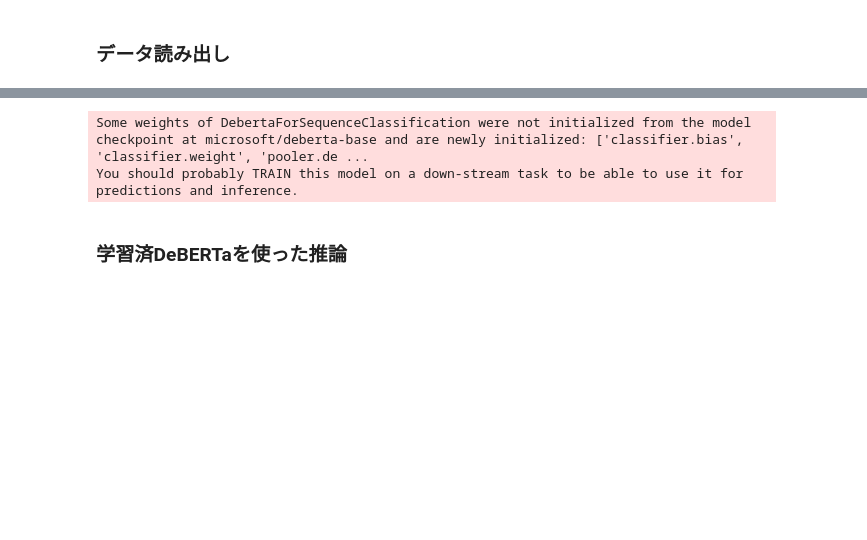
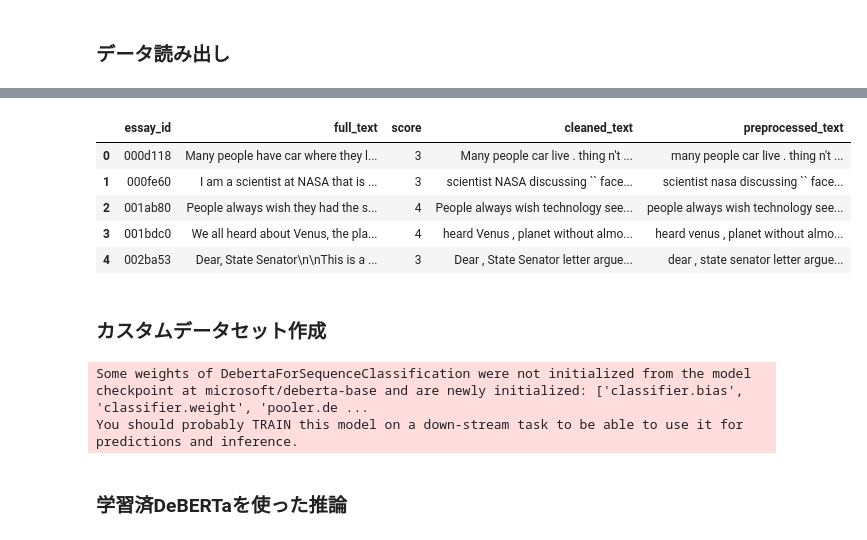
Before and after one commit to okmttkm/datascience_training, a Jupyter notebook: processed.ipynb, the cells around one changed output, grey strips where cells are left out. Cells and saved outputs as stored; diff of their text form; code cells hidden in the pictures; blank space fills up the shorter version.

```diff
--- a/processed.ipynb
+++ b/processed.ipynb
@@ -523,0 +536,35 @@ tokenizer = DebertaTokenizer.from_pretrained('microsoft/deberta-base')
+# %%
+# ストップワード除去の例
+import nltk
+from nltk.corpus import stopwords
+from nltk.tokenize import word_tokenize
+
+# NLTKのデータをダウンロード
+nltk.download('stopwords')
+nltk.download('punkt')
+
+# ストップワードのリストを取得
+stop_words = set(stopwords.words('english'))
+
+# テキストからストップワードを削除する関数
+def remove_stopwords(text):
+    word_tokens = word_tokenize(text)
+    filtered_text = [word for word in word_tokens if word.lower() not in stop_words]
+    return ' '.join(filtered_text)
+
+# テキストを小文字かしつつ、ストップワードを削除する関数
+def preprocess_text(text):
+    text = text.lower()
+    text = remove_stopwords(text)
+    return text
+
+# 例: ストップワードを削除する前のテキストデータ
+texts = [
+    "This is a sample sentence, showing off the stop words filtration.",
+    "Another example of text to be cleaned by removing stop words."
+]
+
+# ストップワードを削除したテキストデータ
+cleaned_texts = [remove_stopwords(text) for text in texts]
+
+print(cleaned_texts)
@@ -524,3 +586,18 @@ tokenizer = DebertaTokenizer.from_pretrained('microsoft/deberta-base')
+# %%
+df['cleaned_text'] = df['full_text'].apply(remove_stopwords)
+# %%
+df['preprocessed_text'] = df['full_text'].apply(preprocess_text)
+# %%
+df.head()
+# %% [output]
+|  | essay_id | full_text | score | cleaned_text | preprocessed_text |
+| 0 | 000d118 | Many people have car where they l... | 3 | Many people car live . thing n't ... | many people car live . thing n't ... |
+| 1 | 000fe60 | I am a scientist at NASA that is ... | 3 | scientist NASA discussing `` face... | scientist nasa discussing `` face... |
+| 2 | 001ab80 | People always wish they had the s... | 4 | People always wish technology see... | people always wish technology see... |
+| 3 | 001bdc0 | We all heard about Venus, the pla... | 4 | heard Venus , planet without almo... | heard venus , planet without almo... |
+| 4 | 002ba53 | Dear, State Senator\n\nThis is a ... | 3 | Dear , State Senator letter argue... | dear , state senator letter argue... |
+# %% [markdown]
+### カスタムデータセット作成
 # %%
 # カスタムデータセットの作成
 class EssayDataset(Dataset):
```
Also changed, not shown: parts of 4 cells of this notebook.
